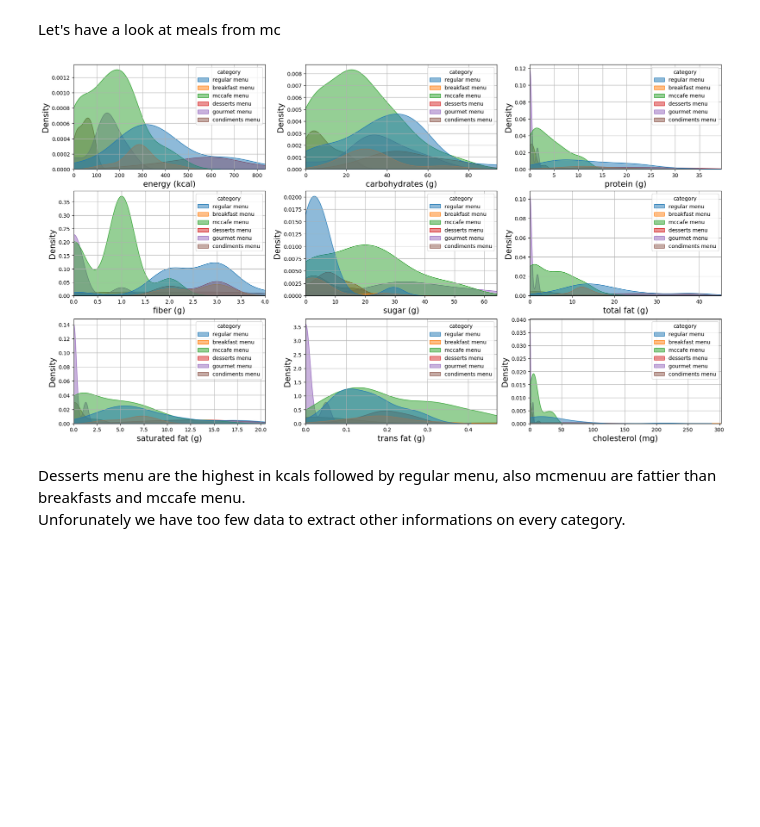
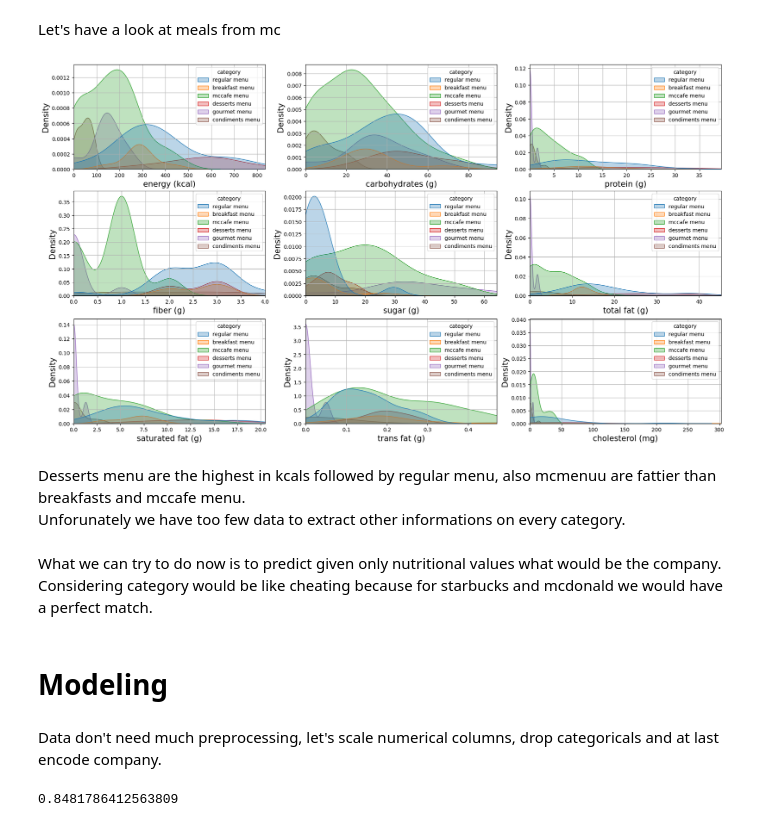
Before and after one commit to NicoGiamm/MachineLearning-DataScience_smallprojects, a Jupyter notebook: Fast Food Nutritional Values/Fast_food_analysis.ipynb, the cells around one changed output. Drawn from its saved outputs; the diff is of its cells as text; code cells hidden in the pictures; blank space fills up the shorter version.

Commit message:
Updated notebook with model

```diff
--- a/Fast Food Nutritional Values/Fast_food_analysis.ipynb
+++ b/Fast Food Nutritional Values/Fast_food_analysis.ipynb
@@ -298,7 +298,7 @@ We can note that starbucks and mcdonald's have their own categories.
 Now let's try to put all together and try to have a better insight. \
 As first we need to apply the same filters applied on the numerical part to all dataframe.
 # %%
-df = data[filters]
+df = data[filters].copy()
 df
 # %% [output]
 |  | company | category | product | per serve size | energy (kcal) | carbohydrates (g) | protein (g) | fiber (g) | ... |
@@ -317,6 +317,6 @@ df
 # %%
 _, axes = plt.subplots(3, 3, constrained_layout=True)
 for col, ax in zip(num_df.columns, axes.flatten()):
-    sns.kdeplot(data=df, x=col, ax=ax, hue='company', fill=True, alpha=0.5)
+    sns.kdeplot(data=df, x=col, ax=ax, hue='company', fill=True, alpha=0.3)
     ax.set_xlim(left=0, right=df[col].max())
 # %% [output]
@@ -333,10 +333,15 @@ mc = df[(df.company == 'mcdonalds')]
 # %%
 _, axes = plt.subplots(3, 3, constrained_layout=True)
 for col, ax in zip(num_df.columns, axes.flatten()):
-    sns.kdeplot(data=mc, x=col, ax=ax, hue='category', fill=True, alpha=0.5)
+    sns.kdeplot(data=mc, x=col, ax=ax, hue='category', fill=True, alpha=0.3)
     ax.set_xlim(left=0, right=mc[col].max())
 # %% [output]
-[figure, old version]
+[figure, new version]
 # %% [markdown]
 Desserts menu are the highest in kcals followed by regular menu, also mcmenuu are fattier than breakfasts and mccafe menu. \
 Unforunately we have too few data to extract other informations on every category.
+# %% [markdown]
+What we can try to do now is to predict given only nutritional values what would be the company. \
+Considering category would be like cheating because for starbucks and mcdonald we would have a perfect match.
+# %% [markdown]
+# Modeling
@@ -342,0 +356,19 @@ Unforunately we have too few data to extract other informations on every categor
+# %% [markdown]
+Data don't need much preprocessing, let's scale numerical columns, drop categoricals and at last encode company.
+# %%
+preproc = ColumnTransformer(transformers=[
+    ('dropper', 'drop', [0,1,2]),
+    ('scaler', StandardScaler(), numeric_cols)],
+    remainder='passthrough')
+
+pipe = Pipeline(steps=[('preprocessing', preproc),
+                       ('model',XGBClassifier())])
+
+le = LabelEncoder()
+X = df.iloc[:,1:]
+y = le.fit_transform(df.iloc[:,0])
+
+X_train, X_test, y_train, y_test = train_test_split(X, y)
+print(cross_val_score(pipe, X_train, y_train, cv=10, scoring='f1_weighted').mean())
+# %% [output]
+0.8481786412563809
```
Also changed, not shown: parts of 11 cells of this notebook.
